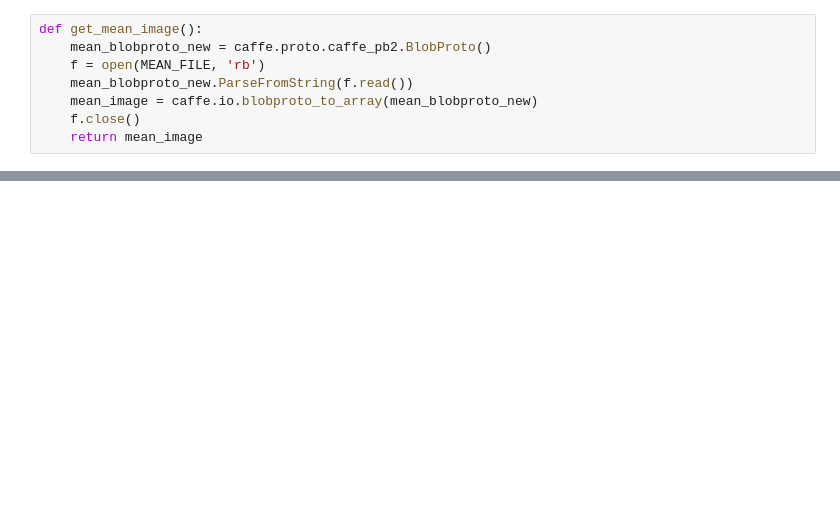
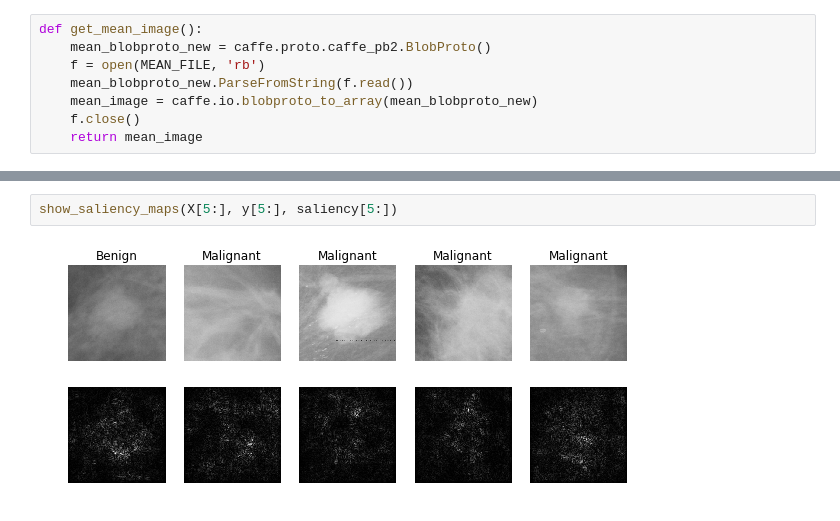
Before and after one commit to arzavj/deepMammo, a Jupyter notebook: SaliencyMaps.ipynb, the cells around one changed output, grey strips where cells are left out. Cells and saved outputs as stored; diff of their text form; blank space fills up the shorter version.

```diff
--- a/SaliencyMaps.ipynb
+++ b/SaliencyMaps.ipynb
@@ -61,0 +130,4 @@ plt.imshow(saliency[0])
+# %%
+show_saliency_maps(X[5:], y[5:], saliency[5:])
+# %% [output]
+[figure, added]
```
Also changed, not shown: parts of 10 cells of this notebook.
